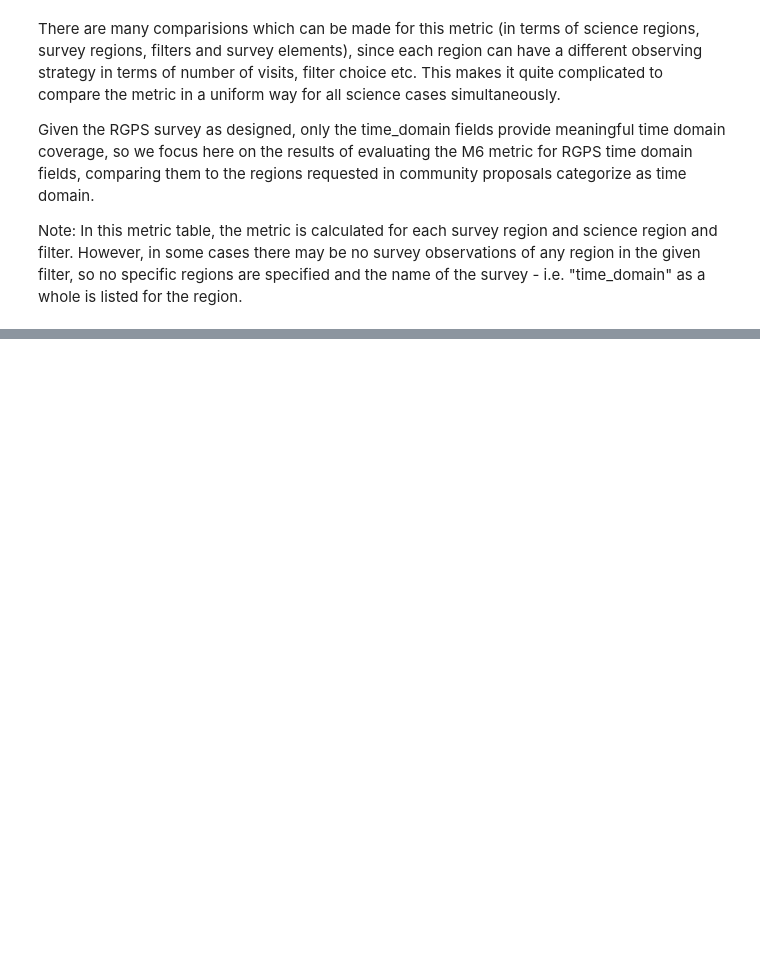
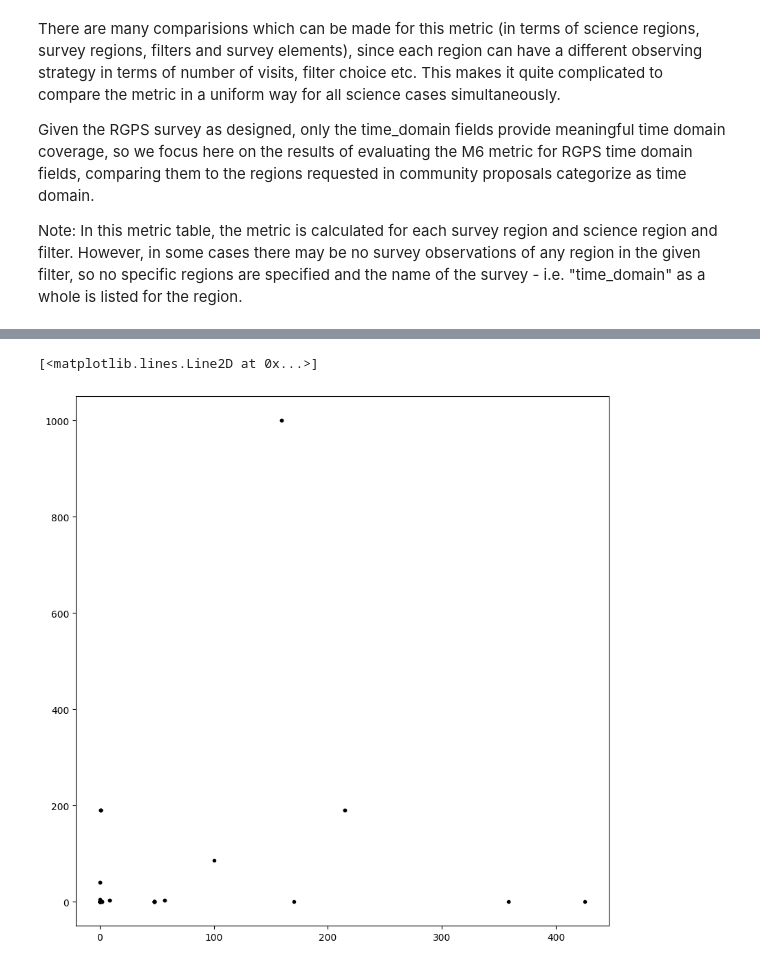
Before and after one commit to rachel3834/rgps, a Jupyter notebook: notebooks/M6_metric_analysis.ipynb, the cells around one changed output, grey strips where cells are left out. Saved outputs shown, nothing was run; the diff lists cells and outputs as text; code cells hidden in the pictures; blank space fills up the shorter version.

```diff
--- a/notebooks/M6_metric_analysis.ipynb
+++ b/notebooks/M6_metric_analysis.ipynb
@@ -114,11 +201,0 @@ survey_region_labels = [x.replace('time_domain_','') for x in survey_regions]
-# %%
-# Select a science case and filter to evaluate and downselect the results table.
-# This returns a subtable with the metric results for all survey designs for this combination of filter and science case
-case = 'Bonito'
-
-idx = np.where(m6_results['Science_case'] == case)
-metric_results = m6_results[idx]
-metric_results.pprint_all()
-
-# Extract a list of filters requested for this science case
-filter_set = list(set(metric_results['Optic'].data))
@@ -229,0 +202,28 @@ for case in science_case_set:
+# %%
+# For each combination of science and survey region with known overlap, extract the metric data for each filter
+# requested by the science case.
+# Plot M6_%nvisits vs M6_%duration for each science/survey region overlap
+data = []
+for row in overlap_results:
+
+    # Select metric table entries for all filters requested for the row's science region
+    rscience = row['Science_region']
+    rsurvey = row['Survey_region']
+    idx1 = np.where(m6_results2['Science_region'] == rscience)[0]
+    idx2 = np.where(m6_results2['Survey_region'] == 'time_domain_' + rsurvey)[0]
+    idx = list(set(idx1).intersection(set(idx2)))
+
+    for i in idx:
+        data.append([rscience, rsurvey, m6_results2[i]['Optic'], m6_results2[i]['M6_%nvisits'], m6_results2[i]['M6_%duration']])
+
+data = np.array(data)
+
+metric_results = Table([
+        Column(name='Science_region', data=data[:, 0], dtype='S40'),
+        Column(name='Survey_region', data=data[:, 1], dtype='S50'),
+        Column(name='Optic', data=data[:,2], dtype='S30'),
+        Column(name='M6_%nvisits', data=data[:, 3], dtype='f8'),
+        Column(name='M6_%duration', data=data[:, 4], dtype='f8'),
+    ])
+
+metric_results
@@ -229,0 +250,7 @@ for case in science_case_set:
+# %%
+fig, ax = plt.subplots(nrows=1, ncols=1, figsize=(10,10))
+
+ax.plot(metric_results['M6_%nvisits'], metric_results['M6_%duration'], 'k.')
+# %% [output]
+[<matplotlib.lines.Line2D at 0x...>]
+[figure, added]
```
Also changed, not shown: parts of 14 cells of this notebook, 3 other files.
